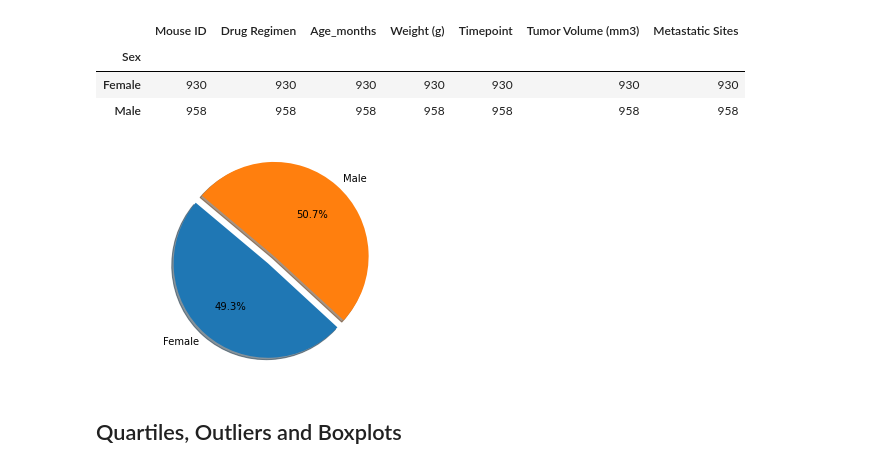
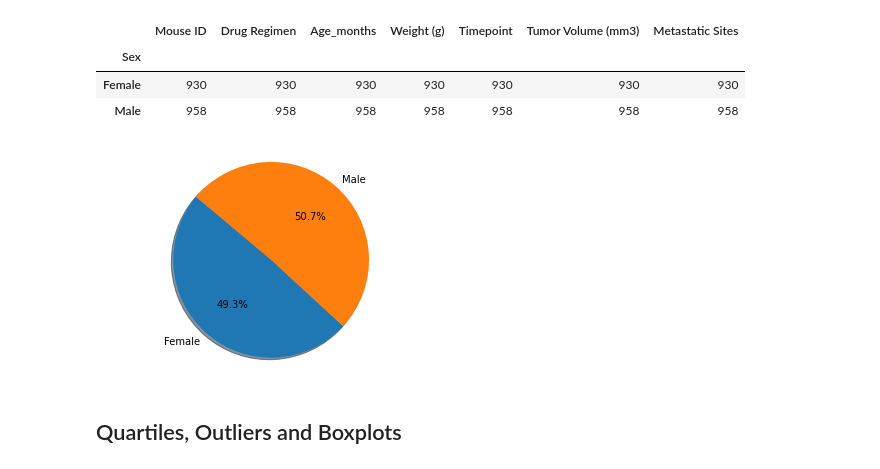
Before and after one commit to hamiltojogo/pymaceutical_tumor_treatment_analysis, a Jupyter notebook: pymaceuticals_starter.ipynb, the cells around one changed output. Drawn from its saved outputs; the diff is of its cells as text; code cells hidden in the pictures.

```diff
--- a/pymaceuticals_starter.ipynb
+++ b/pymaceuticals_starter.ipynb
@@ -224,15 +225,15 @@ gender_distribution.count()
 # %%
 # Generate a pie plot showing the distribution of female versus male mice using pyplot
 labels = ['Female', 'Male']
 sizes = [930, 958]
-explode = (0, 0.1)
 
-plt.pie(sizes, explode=explode, labels=labels,
+
+plt.pie(sizes, labels=labels,
         autopct="%1.1f%%", shadow=True, startangle=140)
 
 plt.axis("equal")
 plt.show()
 # %% [output]
-[figure, old version]
+[figure, new version]
 # %% [markdown]
 ## Quartiles, Outliers and Boxplots
```
Also changed, not shown: parts of 3 cells of this notebook.
